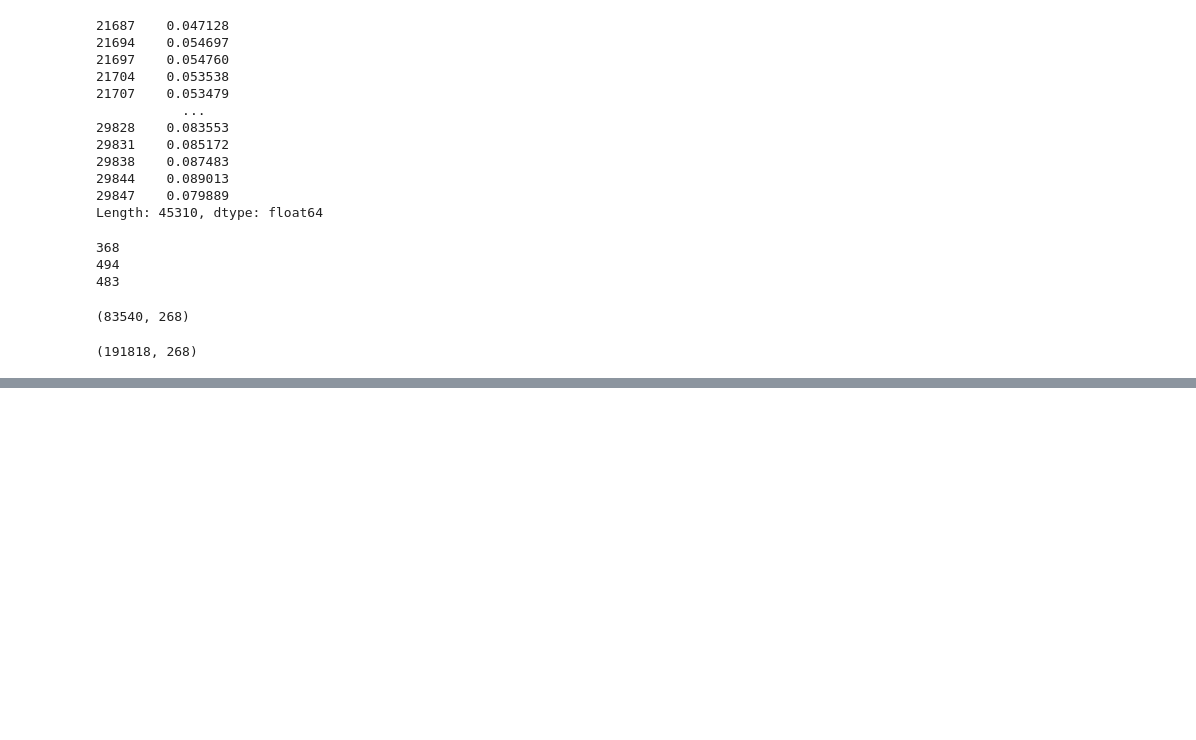
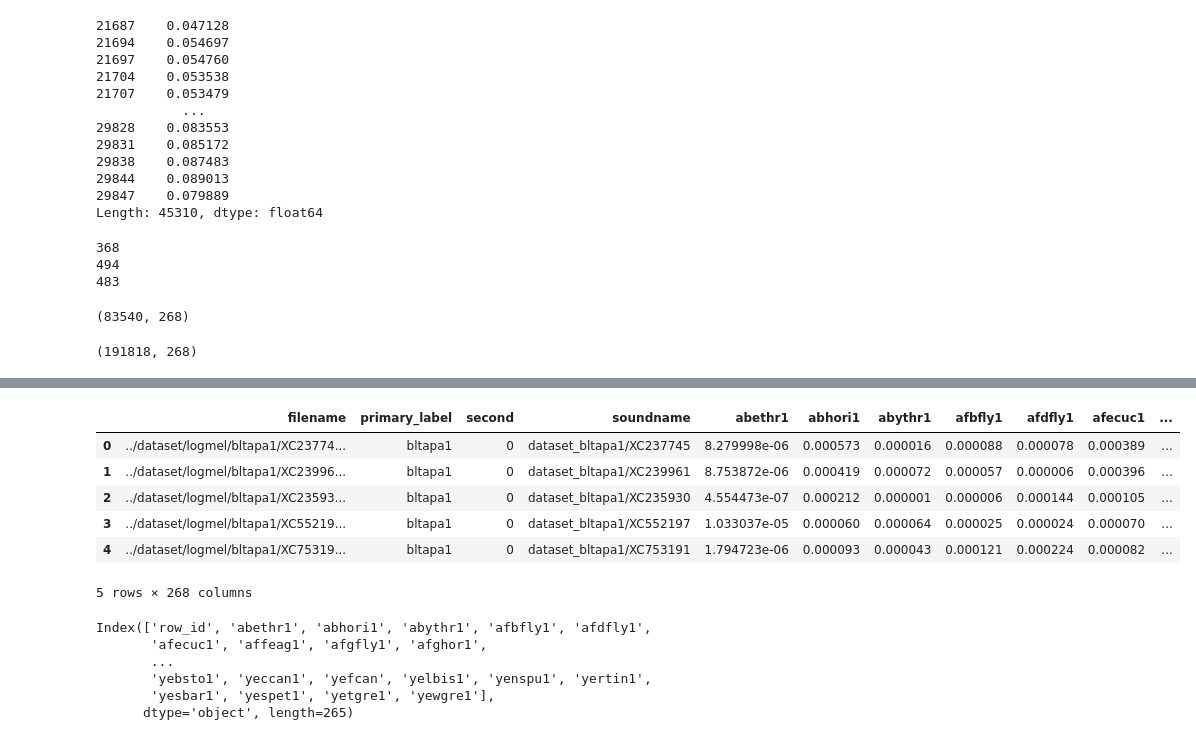
Before and after one commit to YutoShibata07/BirdCLEF2023, a Jupyter notebook: src/utils/EDA.ipynb, the cells around one changed output, grey strips where cells are left out. Cells and saved outputs as stored; diff of their text form; code cells hidden in the pictures; blank space fills up the shorter version.

```diff
--- a/src/utils/EDA.ipynb
+++ b/src/utils/EDA.ipynb
@@ -516,0 +635,22 @@ oof.shape
+# %%
+import pandas as pd
+oof = pd.read_csv('/home/ubuntu/slocal/BirdCLEF2023/result/exp108_model=bird_sed_b1-batch_size=32-max_epoch=40-loss_fn=bce_clip_max_v2_nocall_100-duration=10-model_path=exp090_sed_2020_2021_2022-cleaning_path=exp102_107-n_split=5/oof.csv')
+oof.head()
+# %% [output]
+|  | filename | primary_label | second | soundname | abethr1 | abhori1 | abythr1 | afbfly1 | afdfly1 | afecuc1 | ... |
+| 0 | ../dataset/logmel/bltapa1/XC23774... | bltapa1 | 0 | dataset_bltapa1/XC237745 | 8.279998e-06 | 0.000573 | 0.000016 | 0.000088 | 0.000078 | 0.000389 | ... |
+| 1 | ../dataset/logmel/bltapa1/XC23996... | bltapa1 | 0 | dataset_bltapa1/XC239961 | 8.753872e-06 | 0.000419 | 0.000072 | 0.000057 | 0.000006 | 0.000396 | ... |
+| 2 | ../dataset/logmel/bltapa1/XC23593... | bltapa1 | 0 | dataset_bltapa1/XC235930 | 4.554473e-07 | 0.000212 | 0.000001 | 0.000006 | 0.000144 | 0.000105 | ... |
+| 3 | ../dataset/logmel/bltapa1/XC55219... | bltapa1 | 0 | dataset_bltapa1/XC552197 | 1.033037e-05 | 0.000060 | 0.000064 | 0.000025 | 0.000024 | 0.000070 | ... |
+| 4 | ../dataset/logmel/bltapa1/XC75319... | bltapa1 | 0 | dataset_bltapa1/XC753191 | 1.794723e-06 | 0.000093 | 0.000043 | 0.000121 | 0.000224 | 0.000082 | ... |
+5 rows × 268 columns
+# %%
+ss = pd.read_csv('/home/ubuntu/slocal/BirdCLEF2023/data/sample_submission.csv')
+ss.columns
+# %% [output]
+Index(['row_id', 'abethr1', 'abhori1', 'abythr1', 'afbfly1', 'afdfly1',
+       'afecuc1', 'affeag1', 'afgfly1', 'afghor1',
+       ...
+       'yebsto1', 'yeccan1', 'yefcan', 'yelbis1', 'yenspu1', 'yertin1',
+       'yesbar1', 'yespet1', 'yetgre1', 'yewgre1'],
+      dtype='object', length=265)
```
Also changed, not shown: parts of 5 cells of this notebook, 5 other files.
